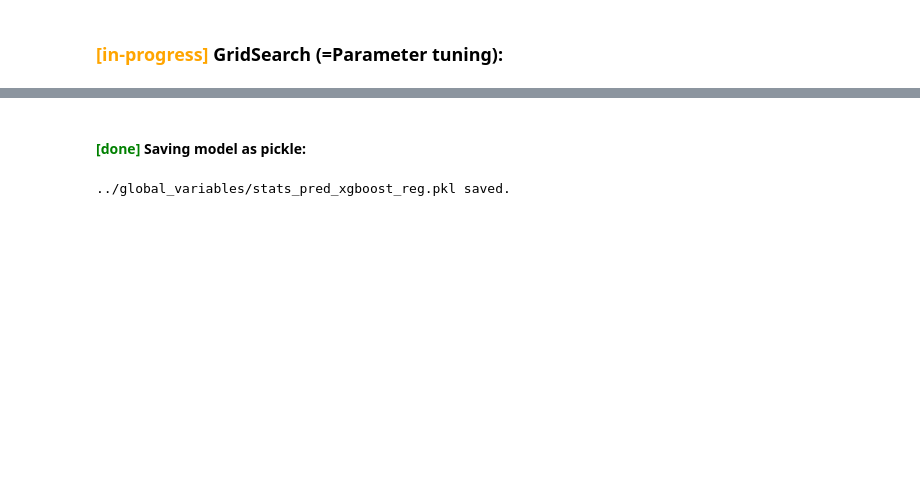
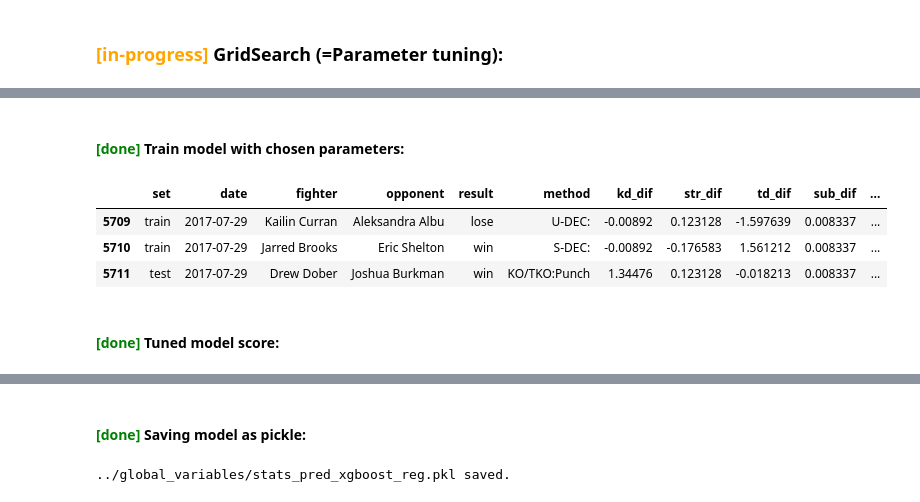
Before and after one commit to sagi778/ufc_fights_Predictor, a Jupyter notebook: notebooks/stats_model_training.ipynb, the cells around one changed output, grey strips where cells are left out. Cells and saved outputs as stored; diff of their text form; code cells hidden in the pictures; blank space fills up the shorter version.

```diff
--- a/notebooks/stats_model_training.ipynb
+++ b/notebooks/stats_model_training.ipynb
@@ -195,0 +197,13 @@ for p1 in ['learning_rate','max_depth','n_estimators','subsample']:
+# %% [markdown]
+#### <span style='color:green'> **[done]** </span> Train model with chosen parameters:
+# %%
+xgboost_reg = set_xgboost_reg(X_columns=X, y_columns=y, data=df, n=g.loc[0,'n_estimators'], learning_rate=g.loc[0,'learning_rate'], subsample=g.loc[0,'subsample'], max_depth=g.loc[0,'max_depth'])
+df = set_predictions(model=xgboost_reg, X_columns=X, y_columns=y, data=df)
+df.tail(3)
+# %% [output]
+|  | set | date | fighter | opponent | result | method | kd_dif | str_dif | td_dif | sub_dif | ... |
+| 5709 | train | 2017-07-29 | Kailin Curran | Aleksandra Albu | lose | U-DEC: | -0.00892 | 0.123128 | -1.597639 | 0.008337 | ... |
+| 5710 | train | 2017-07-29 | Jarred Brooks | Eric Shelton | win | S-DEC: | -0.00892 | -0.176583 | 1.561212 | 0.008337 | ... |
+| 5711 | test | 2017-07-29 | Drew Dober | Joshua Burkman | win | KO/TKO:Punch | 1.34476 | 0.123128 | -0.018213 | 0.008337 | ... |
+# %% [markdown]
+#### <span style='color:green'> **[done]** </span> Tuned model score:
```
Also changed, not shown: parts of 9 cells of this notebook.
